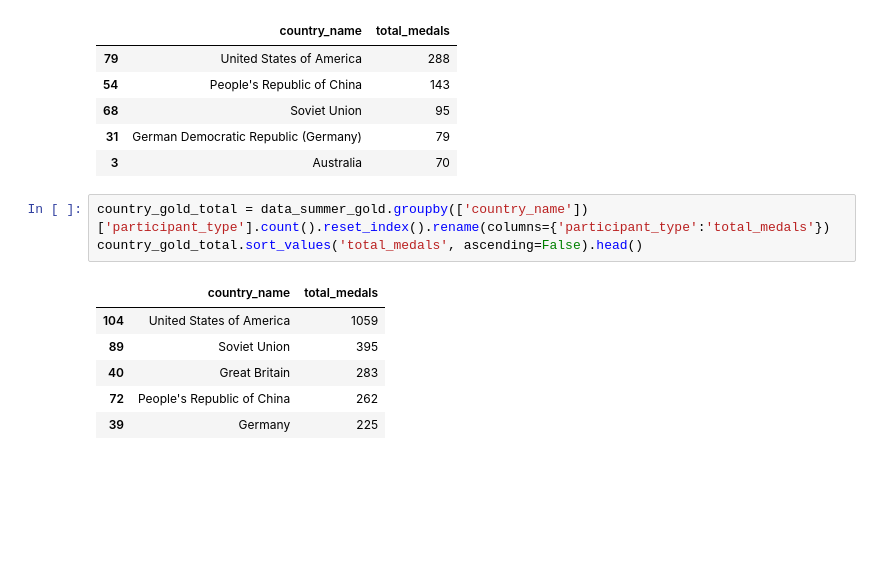
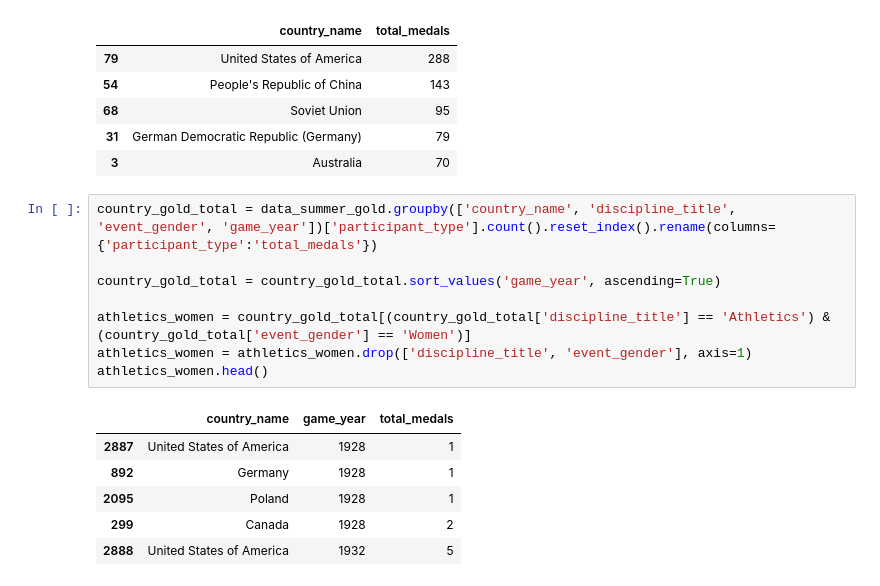
Before and after one commit to nomadflamingo/2021-olympics-data-analysis, a Jupyter notebook: src/eda.ipynb, the cells around one changed output. Saved outputs shown, nothing was run; the diff lists cells and outputs as text; blank space fills up the shorter version.

```diff
--- a/src/eda.ipynb
+++ b/src/eda.ipynb
@@ -148,12 +152,17 @@ country_gold_women.sort_values('total_medals', ascending=False).head()
 | 31 | German Democratic Republic (Germany) | 79 |
 | 3 | Australia | 70 |
 # %%
-country_gold_total = data_summer_gold.groupby(['country_name'])['participant_type'].count().reset_index().rename(columns={'participant_type':'total_medals'})
-country_gold_total.sort_values('total_medals', ascending=False).head()
+country_gold_total = data_summer_gold.groupby(['country_name', 'discipline_title', 'event_gender', 'game_year'])['participant_type'].count().reset_index().rename(columns={'participant_type':'total_medals'})
+
+country_gold_total = country_gold_total.sort_values('game_year', ascending=True)
+
+athletics_women = country_gold_total[(country_gold_total['discipline_title'] == 'Athletics') & (country_gold_total['event_gender'] == 'Women')]
+athletics_women = athletics_women.drop(['discipline_title', 'event_gender'], axis=1)
+athletics_women.head()
 # %% [output]
-|  | country_name | total_medals |
-| 104 | United States of America | 1059 |
-| 89 | Soviet Union | 395 |
-| 40 | Great Britain | 283 |
-| 72 | People's Republic of China | 262 |
-| 39 | Germany | 225 |
+|  | country_name | game_year | total_medals |
+| 2887 | United States of America | 1928 | 1 |
+| 892 | Germany | 1928 | 1 |
+| 2095 | Poland | 1928 | 1 |
+| 299 | Canada | 1928 | 2 |
+| 2888 | United States of America | 1932 | 5 |
```
Also changed, not shown: parts of 10 cells of this notebook.
